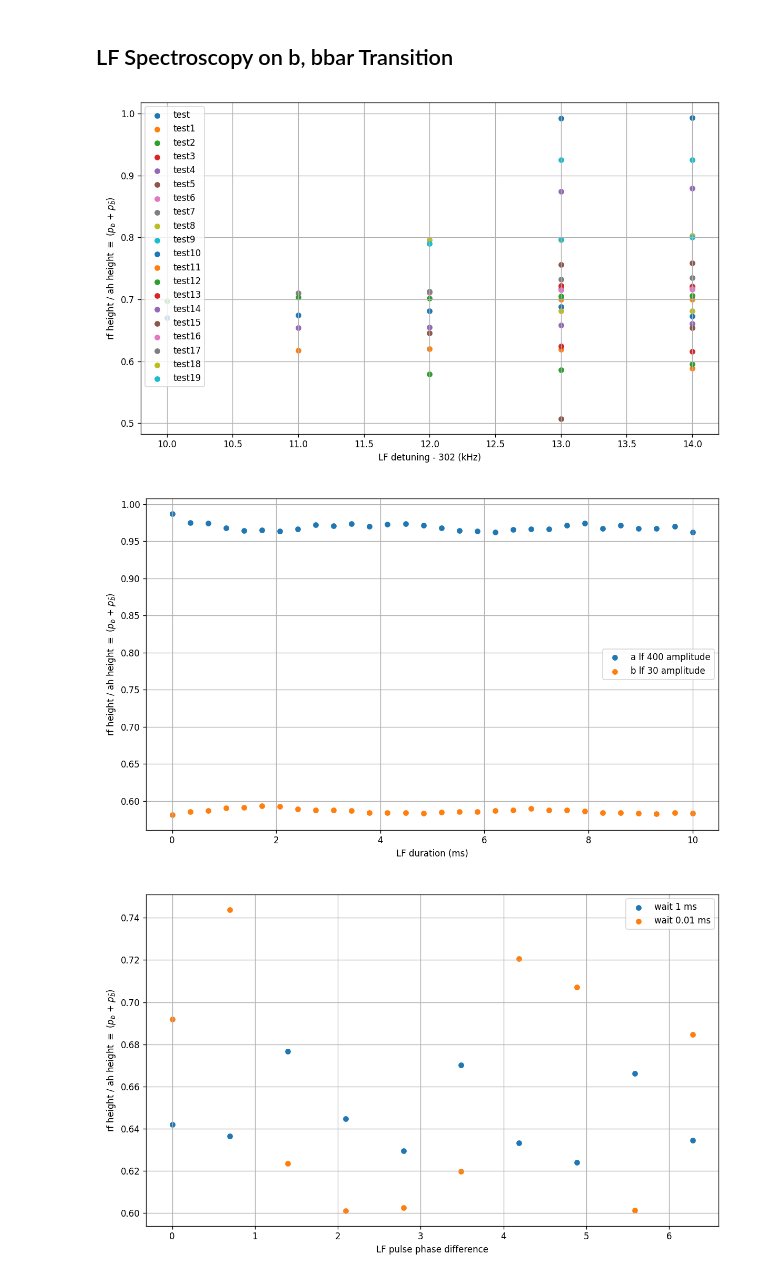
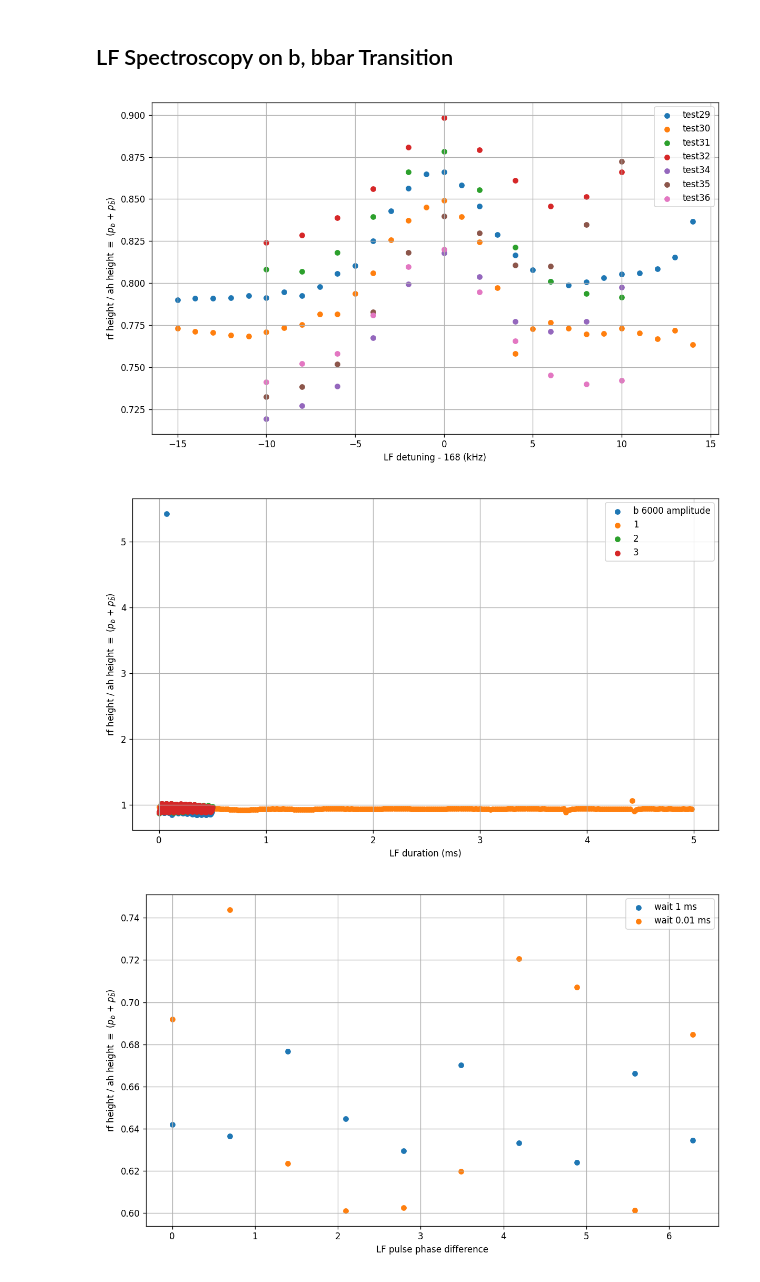
Before and after one commit to vuthalab/onix, a Jupyter notebook: analysis/lf_spectroscopy.ipynb, the cells around one changed output. Saved outputs shown, nothing was run; the diff lists cells and outputs as text; code cells hidden in the pictures.

```diff
--- a/analysis/lf_spectroscopy.ipynb
+++ b/analysis/lf_spectroscopy.ipynb
@@ -297,7 +297,7 @@ data = {
     "1 ms wait, 7 us pi/2, repeat": (530367, 530396),
 }
 data = {
-    # "lf test, 8000 amplitude, 30 ms": (530006, 530045),
+    #"lf test, 8000 amplitude, 30 ms": (530006, 530045),
     # "lf test, 8000 amplitude, 30 ms, broader": (530046, 530065),
     # "lf test, 2000 amplitude, 30 ms": (530066, 530085),
     # "lf test, 500 amplitude, 30 ms": (530086, 530105),
@@ -339,58 +339,47 @@ data = {
     # "aā, 800 amplitude - 1 ms": (532428, 532487),
     # "bƀ, 60 amplitude - 1 ms": (532338, 532427)
 
-    "test": (532518, 532522),
-    "test1": (532525, 532528),
-    "test2": (532529, 532531),
-    "test3": (532532, 532533),
-    "test4": (532534, 532537),
-    "test5": (532538, 532540),
-    "test6": (532547, 532549),
-    "test7": (532550, 532553),
-    "test8": (532557, 532559),
-    "test9": (532560, 532561),
-    "test10": (532563, 532564),
-    "test11": (532566, 532567),
-    "test12": (532571, 532575),
-    "test13": (532576, 532577),
-    "test14": (532578, 532579),
-    "test15": (532580, 532581),
-    "test16": (532582, 532583),
-    "test17": (532584, 532585),
-    "test18": (532590, 532591),
-    "test19": (532593, 532595),
+    "test29": (532639, 532668),
+    "test30": (532669, 532698),
+    "test31": (532699, 532709),
+    "test32": (532710, 532720),
+    #"test33": (532721, 532731),
+    "test34": (532732, 532742),
+    "test35": (532754, 532764),
+    "test36": (532765, 532775),
+    "test36": (532777, 532787),
 }
 
 def averaging_ys(xs, ys):
     xs_unique = np.unique(xs)
     ys_to_avg = [[] for _ in range(len(xs_unique))]
     for x, y in zip(xs, ys):
         ys_to_avg[np.argwhere(xs_unique == x)[0][0]].append(y)
     ys_avg = []
     for y_list in ys_to_avg:
         ys_avg.append(np.average(y_list))
     ys_avg = np.array(ys_avg)
 
     return xs_unique, ys_avg
 
 
 fig, ax = plt.subplots(figsize = (10, 6), dpi = 120)
 for ll, (label, data_range) in enumerate(data.items()):
     data_list = data_identification_to_list(data_range)
     rf_heights, ah_heights, rf_bgs, ah_bgs, headers = rf_spectroscopy_ah_ratio(data_list)
     xs = [header["params"]["lf"]["detuning"].to("kHz").magnitude for header in headers]
     ys = rf_heights[0] / ah_heights[0]
     xs, ys = averaging_ys(xs, ys)
     ax.scatter(xs, ys, label=label, s = 30)
 
 ax.set_xlabel(f"LF detuning - {headers[0]["params"]["lf"]["center_frequency"].to("kHz").magnitude} (kHz)")
 ax.set_ylabel("rf height / ah height $\\equiv$ ($p_b$ + $p_\\bar{b}$)")
 ax.legend()
 ax.grid()
 plt.tight_layout()
 plt.show()
 # %% [output]
-[figure, old version]
+[figure, new version]
 # %%
 data = {
     # "lf 1000 amplitude": (530186, 530205),
@@ -404,9 +393,15 @@ data = {
     # "a lf 8000 amplitude, 302 kHz, longer, longer": (532068, 532097),
 
     # "a lf 800 amplitude": (532132, 532161),
-    "a lf 400 amplitude": (532162, 532191),
+    # "a lf 400 amplitude": (532162, 532191),
     # "b lf 40 amplitude": (532207, 532234),
-    "b lf 30 amplitude": (532237, 532266),
+    # "b lf 30 amplitude": (532237, 532266),
+
+    # "b lf 6000 amplitude": (532788, 532822),
+    "b 6000 amplitude": (533030, 533279),
+    "1": (533280, 533529),
+    "2": (533530, 533779),
+    "3": (533780, 534029),
 }
 fig, ax = plt.subplots(figsize = (10, 6), dpi = 120)
 for ll, (label, data_range) in enumerate(data.items()):
@@ -423,7 +418,7 @@ ax.grid()
 plt.tight_layout()
 plt.show()
 # %% [output]
-[figure, old version]
+[figure, new version]
 # %%
 ## Ramsey
 data = {
```
Also changed, not shown: parts of 9 cells of this notebook, 4 other files.
